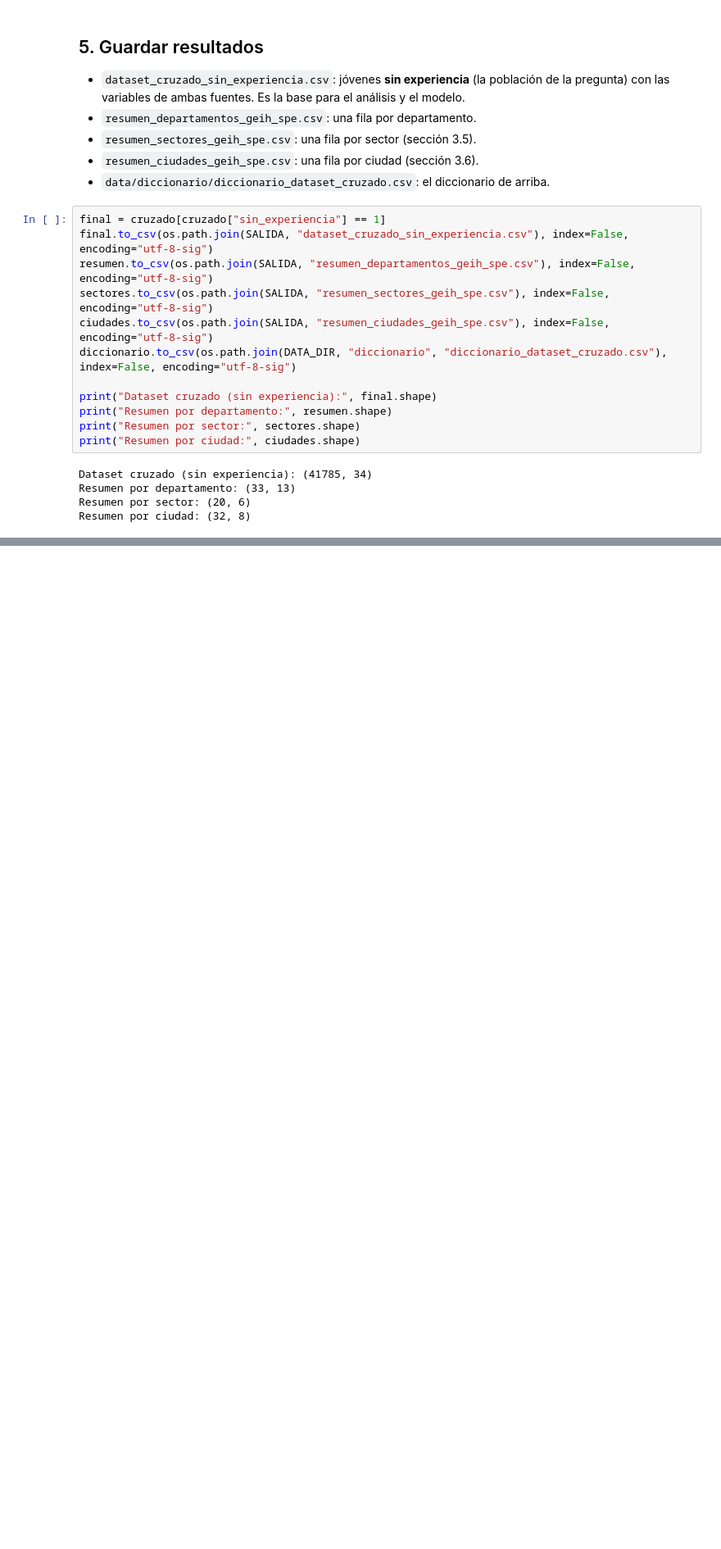
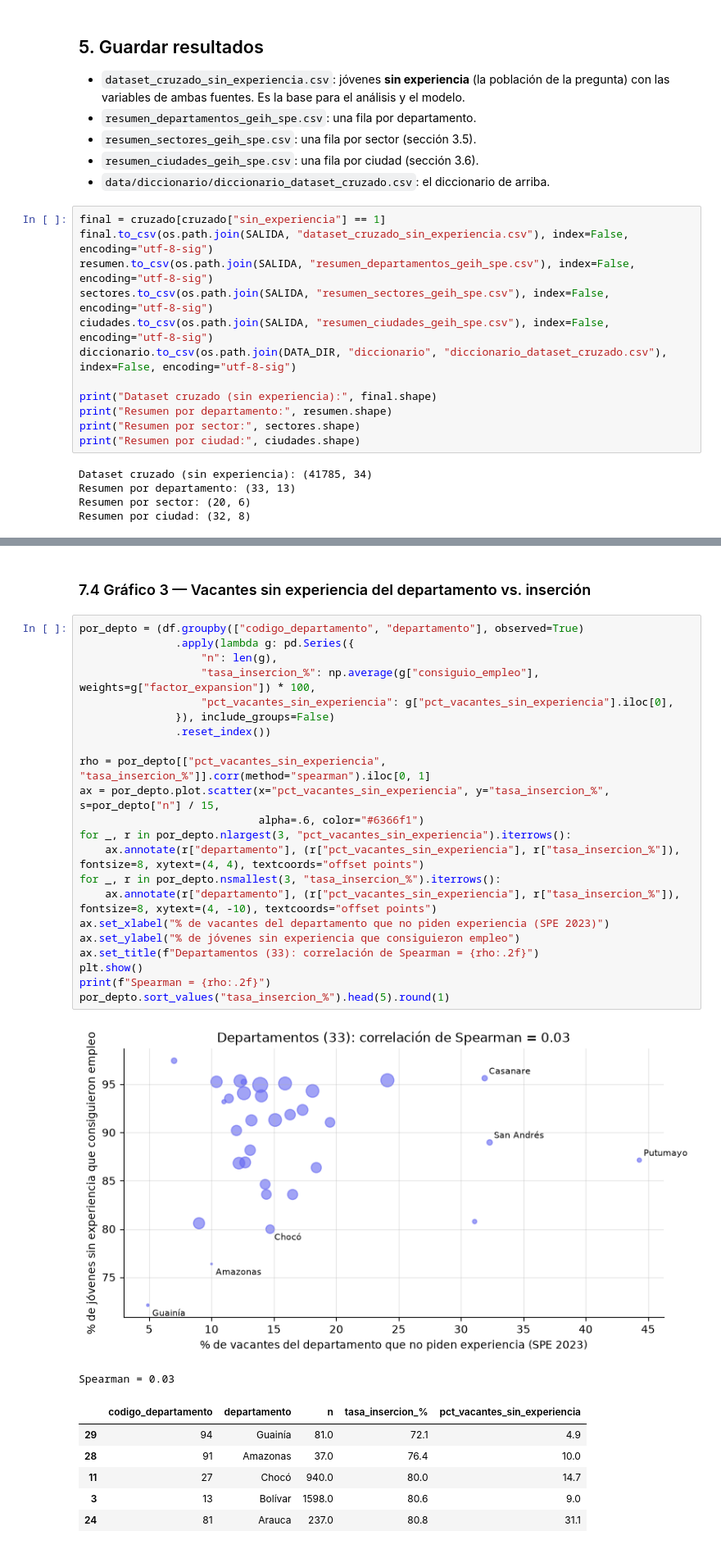
Before and after one commit to samuelvelez1003/Busqueda-Empleo, a Jupyter notebook: notebooks/03_adquisicion_cruce.ipynb, the cells around one changed output, grey strips where cells are left out. Shown at 82% size. Drawn from its saved outputs; the diff is of its cells as text; blank space fills up the shorter version.

```diff
--- a/notebooks/03_adquisicion_cruce.ipynb
+++ b/notebooks/03_adquisicion_cruce.ipynb
@@ -585,0 +976,33 @@ Resumen por ciudad: (32, 8)
+# %% [markdown]
+### 7.4 Gráfico 3 — Vacantes sin experiencia del departamento vs. inserción
+# %%
+por_depto = (df.groupby(["codigo_departamento", "departamento"], observed=True)
+               .apply(lambda g: pd.Series({
+                   "n": len(g),
+                   "tasa_insercion_%": np.average(g["consiguio_empleo"], weights=g["factor_expansion"]) * 100,
+                   "pct_vacantes_sin_experiencia": g["pct_vacantes_sin_experiencia"].iloc[0],
+               }), include_groups=False)
+               .reset_index())
+
+rho = por_depto[["pct_vacantes_sin_experiencia", "tasa_insercion_%"]].corr(method="spearman").iloc[0, 1]
+ax = por_depto.plot.scatter(x="pct_vacantes_sin_experiencia", y="tasa_insercion_%", s=por_depto["n"] / 15,
+                            alpha=.6, color="#6366f1")
+for _, r in por_depto.nlargest(3, "pct_vacantes_sin_experiencia").iterrows():
+    ax.annotate(r["departamento"], (r["pct_vacantes_sin_experiencia"], r["tasa_insercion_%"]), fontsize=8, xytext=(4, 4), textcoords="offset points")
+for _, r in por_depto.nsmallest(3, "tasa_insercion_%").iterrows():
+    ax.annotate(r["departamento"], (r["pct_vacantes_sin_experiencia"], r["tasa_insercion_%"]), fontsize=8, xytext=(4, -10), textcoords="offset points")
+ax.set_xlabel("% de vacantes del departamento que no piden experiencia (SPE 2023)")
+ax.set_ylabel("% de jóvenes sin experiencia que consiguieron empleo")
+ax.set_title(f"Departamentos (33): correlación de Spearman = {rho:.2f}")
+plt.show()
+print(f"Spearman = {rho:.2f}")
+por_depto.sort_values("tasa_insercion_%").head(5).round(1)
+# %% [output]
+[figure, added]
+Spearman = 0.03
+|  | codigo_departamento | departamento | n | tasa_insercion_% | pct_vacantes_sin_experiencia |
+| 29 | 94 | Guainía | 81.0 | 72.1 | 4.9 |
+| 28 | 91 | Amazonas | 37.0 | 76.4 | 10.0 |
+| 11 | 27 | Chocó | 940.0 | 80.0 | 14.7 |
+| 3 | 13 | Bolívar | 1598.0 | 80.6 | 9.0 |
+| 24 | 81 | Arauca | 237.0 | 80.8 | 31.1 |
```
Also changed, not shown: parts of 43 cells of this notebook, 1 other file.
